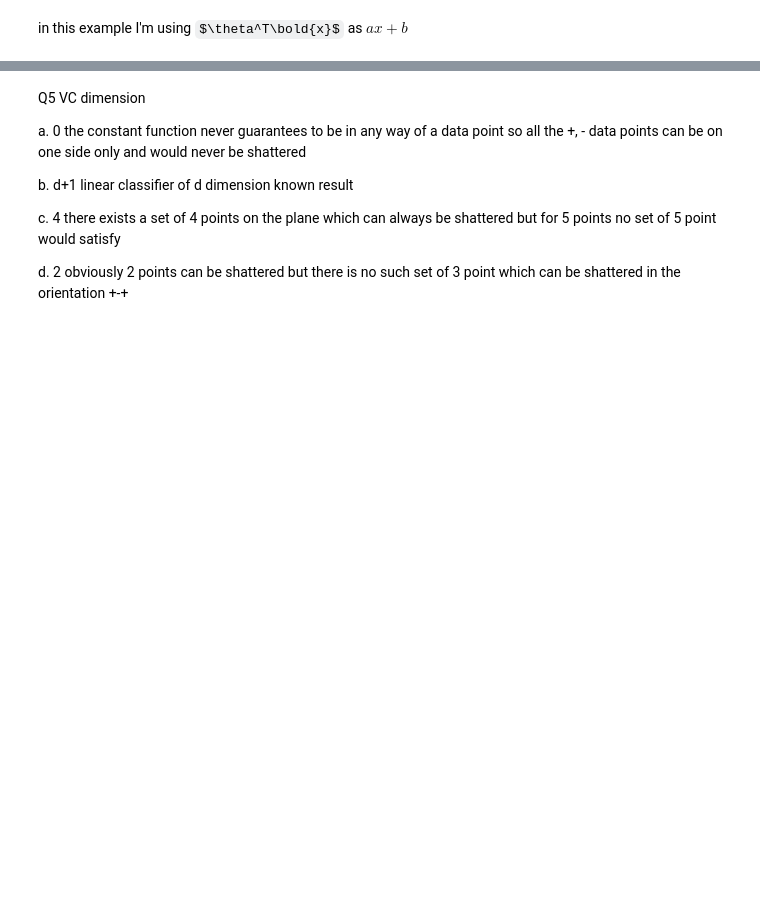
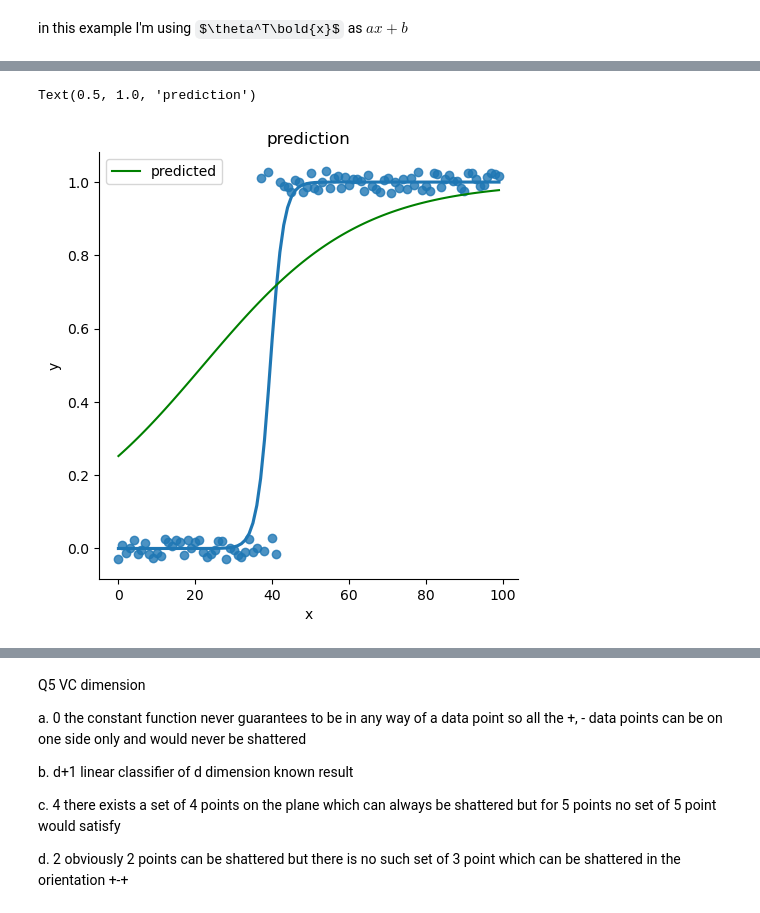
Before and after one commit to aakashks/dsg-lecture-assignments-aks, a Jupyter notebook: aakashks/assMath/ass2A.ipynb, the cells around one changed output, grey strips where cells are left out. Saved outputs shown, nothing was run; the diff lists cells and outputs as text; code cells hidden in the pictures; some formulas as TeX source; blank space fills up the shorter version.

```diff
--- a/aakashks/assMath/ass2A.ipynb
+++ b/aakashks/assMath/ass2A.ipynb
@@ -225,0 +263,8 @@ def argmin_function(theta, x, y, mean, covar):
+# %%
+sns.lmplot(x="x", y="y", data=df, logistic=True, ci=None, y_jitter=0.03)
+plt.plot(data_x, sigmoid(np.dot(X, result['theta'])), color='green', label='predicted')
+plt.legend()
+plt.title('prediction')
+# %% [output]
+Text(0.5, 1.0, 'prediction')
+[figure, added]
```
Also changed, not shown: parts of 12 cells of this notebook.
